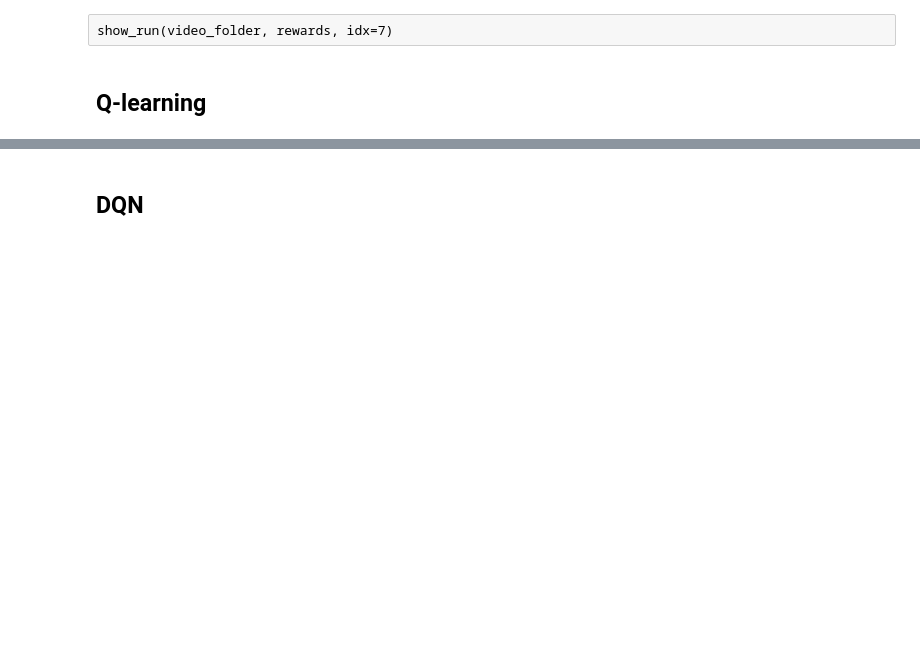
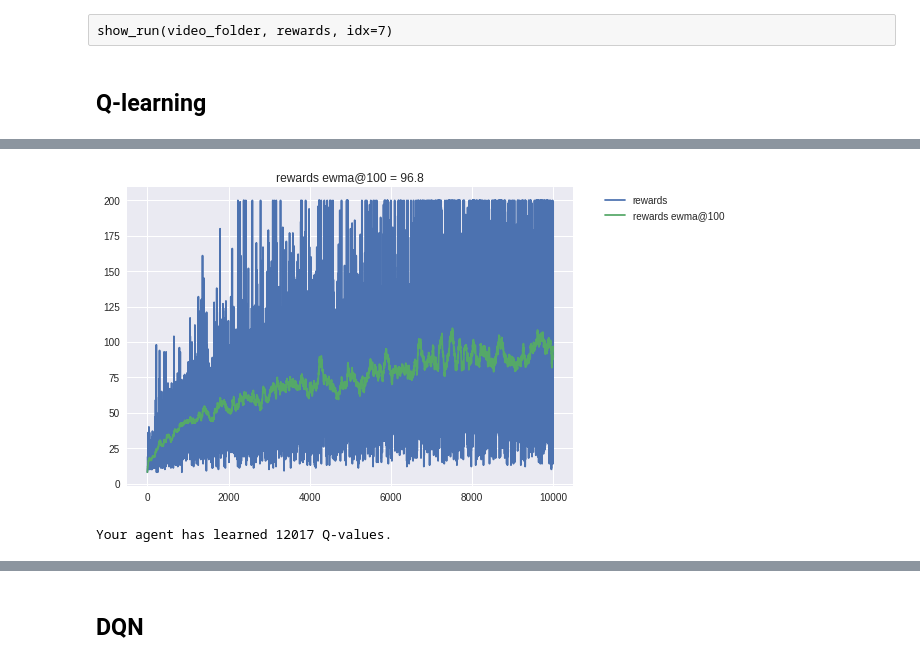
Before and after one commit to furiousteabag/ml-mipt-advanced, a Jupyter notebook: homeworks/lab2_rl/lab2_dqn_debug.ipynb, the cells around one changed output, grey strips where cells are left out. Drawn from its saved outputs; the diff is of its cells as text; code cells hidden in the pictures; blank space fills up the shorter version.

Commit message:
implemented qlearning

```diff
--- a/homeworks/lab2_rl/lab2_dqn_debug.ipynb
+++ b/homeworks/lab2_rl/lab2_dqn_debug.ipynb
@@ -425,0 +546,11 @@ show_run(video_folder, rewards, idx=7)
+# %%
+out_size = env.action_space.n
+qlearning = QLearning(env, out_size=out_size)
+# %%
+scores = qlearning.train(n_epochs=10000, eps=0.25)
+# %% [output]
+[figure, added]
+# %%
+print('Your agent has learned {} Q-values.'.format(len(qlearning.q)))
+# %% [output]
+Your agent has learned 12017 Q-values.
```
Also changed, not shown: parts of 21 cells of this notebook.
